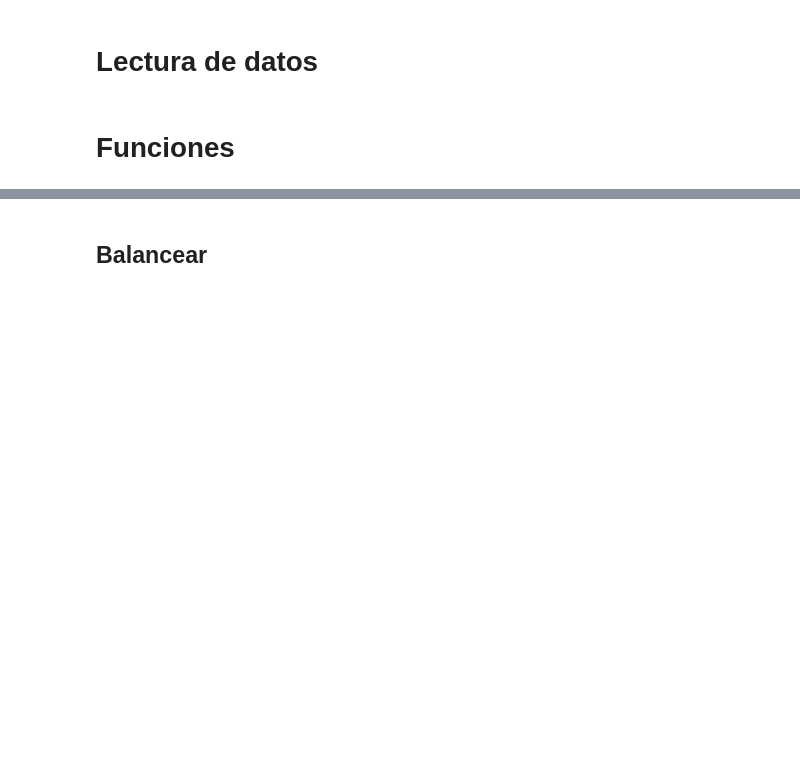
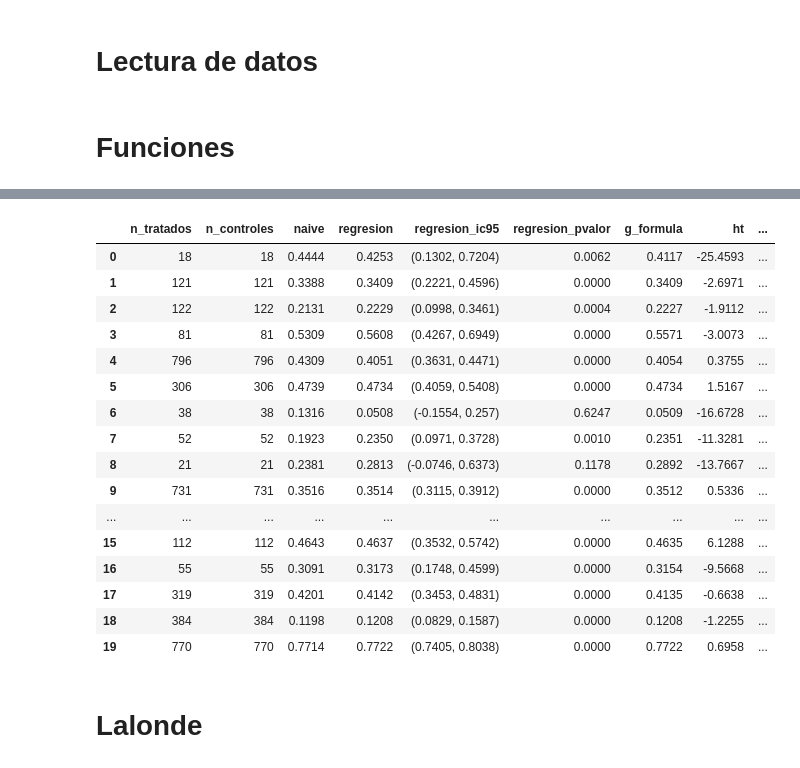
Before and after one commit to BMSS-EAFIT-Projects/causalidad, a Jupyter notebook: Codigo organizado/analisisRecomendacionComportamiento.ipynb, the cells around one changed output, grey strips where cells are left out. Drawn from its saved outputs; the diff is of its cells as text; code cells hidden in the pictures; blank space fills up the shorter version.

Commit message:
metodos de balance y estimacion ate

```diff
--- a/Codigo organizado/analisisRecomendacionComportamiento.ipynb
+++ b/Codigo organizado/analisisRecomendacionComportamiento.ipynb
@@ -129,0 +53,4 @@ df_icare
+# %%
+df     = cs.propensity_score(df, 'recgov_sq001', ['sex', 'age', 'edu'])
+df_bal = cs.balance(df, 'recgov_sq001', metodo='matching')
+res    = cs.calcular_ate(df_bal, 'actfreq_sq001', 'recgov_sq001', ['sex', 'age', 'edu'])
@@ -129,0 +85,51 @@ df_icare
+# %%
+import pandas as pd
+
+resultados_finales = []
+numero_de_pares = 30 # Ajusta este número al total de pares que tengas
+
+for i in range(1, numero_de_pares + 1):
+    sufijo = f"{i:03d}"
+    col_recgov = f'recgov_sq{sufijo}'
+    col_actfreq = f'actfreq_sq{sufijo}'
+
+    # 1. Verificación de existencia
+    if col_recgov not in df.columns or col_actfreq not in df.columns:
+        continue
+
+    print(f"Procesando par {sufijo}...")
+
+    try:
+        # 2. Copiamos para no alterar el DataFrame original
+        df_temp = df.copy()
+
+        # 3. CONVERSIÓN CRÍTICA: Transformar a binario (1 si es 1, 0 en cualquier otro caso)
+        # Esto asegura que el modelo entienda quién recibió el "tratamiento"
+        cols_par = [col_recgov, col_actfreq]
+        df_temp[cols_par] = df_temp[cols_par].apply(lambda x: (x == 1).astype(int))
+
+        # 4. Propensity Score
+        df_temp = cs.propensity_score(df_temp, col_recgov, ['sex', 'age', 'edu'])
+
+        # 5. Balanceo
+        df_bal = cs.balance(df_temp, col_recgov, metodo='matching')
+
+        # 6. Calcular ATE
+        res = cs.calcular_ate(df_bal, col_actfreq, col_recgov, ['sex', 'age', 'edu'])
+
+        # 7. Guardar resultados
+        res_df = pd.DataFrame([res])
+        res_df['pregunta_sq'] = sufijo
+        resultados_finales.append(res_df)
+
+    except Exception as e:
+        print(f"Error en par {sufijo}: {e}")
+
+# --- RESULTADO FINAL ---
+if resultados_finales:
+    df_resultados = pd.concat(resultados_finales, ignore_index=True)
+    print("\n¡Listo! Tabla de resultados generada:")
+    display(df_resultados)
+else:
+    print("No se pudo procesar ningún par. Revisa si los nombres de las columnas son correctos.")
+# %% [output]
@@ -130,2 +187,19 @@ df_icare
+|  | n_tratados | n_controles | naive | regresion | regresion_ic95 | regresion_pvalor | g_formula | ht | ... |
+| 0 | 18 | 18 | 0.4444 | 0.4253 | (0.1302, 0.7204) | 0.0062 | 0.4117 | -25.4593 | ... |
+| 1 | 121 | 121 | 0.3388 | 0.3409 | (0.2221, 0.4596) | 0.0000 | 0.3409 | -2.6971 | ... |
+| 2 | 122 | 122 | 0.2131 | 0.2229 | (0.0998, 0.3461) | 0.0004 | 0.2227 | -1.9112 | ... |
+| 3 | 81 | 81 | 0.5309 | 0.5608 | (0.4267, 0.6949) | 0.0000 | 0.5571 | -3.0073 | ... |
+| 4 | 796 | 796 | 0.4309 | 0.4051 | (0.3631, 0.4471) | 0.0000 | 0.4054 | 0.3755 | ... |
+| 5 | 306 | 306 | 0.4739 | 0.4734 | (0.4059, 0.5408) | 0.0000 | 0.4734 | 1.5167 | ... |
+| 6 | 38 | 38 | 0.1316 | 0.0508 | (-0.1554, 0.257) | 0.6247 | 0.0509 | -16.6728 | ... |
+| 7 | 52 | 52 | 0.1923 | 0.2350 | (0.0971, 0.3728) | 0.0010 | 0.2351 | -11.3281 | ... |
+| 8 | 21 | 21 | 0.2381 | 0.2813 | (-0.0746, 0.6373) | 0.1178 | 0.2892 | -13.7667 | ... |
+| 9 | 731 | 731 | 0.3516 | 0.3514 | (0.3115, 0.3912) | 0.0000 | 0.3512 | 0.5336 | ... |
+| ... | ... | ... | ... | ... | ... | ... | ... | ... | ... |
+| 15 | 112 | 112 | 0.4643 | 0.4637 | (0.3532, 0.5742) | 0.0000 | 0.4635 | 6.1288 | ... |
+| 16 | 55 | 55 | 0.3091 | 0.3173 | (0.1748, 0.4599) | 0.0000 | 0.3154 | -9.5668 | ... |
+| 17 | 319 | 319 | 0.4201 | 0.4142 | (0.3453, 0.4831) | 0.0000 | 0.4135 | -0.6638 | ... |
+| 18 | 384 | 384 | 0.1198 | 0.1208 | (0.0829, 0.1587) | 0.0000 | 0.1208 | -1.2255 | ... |
+| 19 | 770 | 770 | 0.7714 | 0.7722 | (0.7405, 0.8038) | 0.0000 | 0.7722 | 0.6958 | ... |
 # %% [markdown]
-## Balancear
+# Lalonde
```
Also changed, not shown: parts of 21 cells of this notebook, 11 other files.
